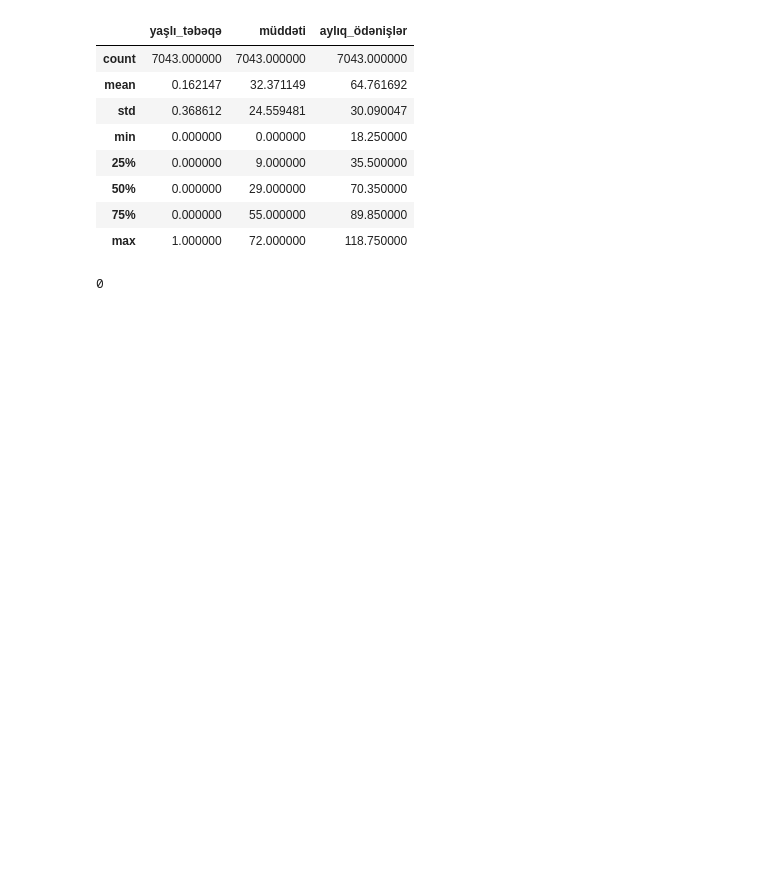
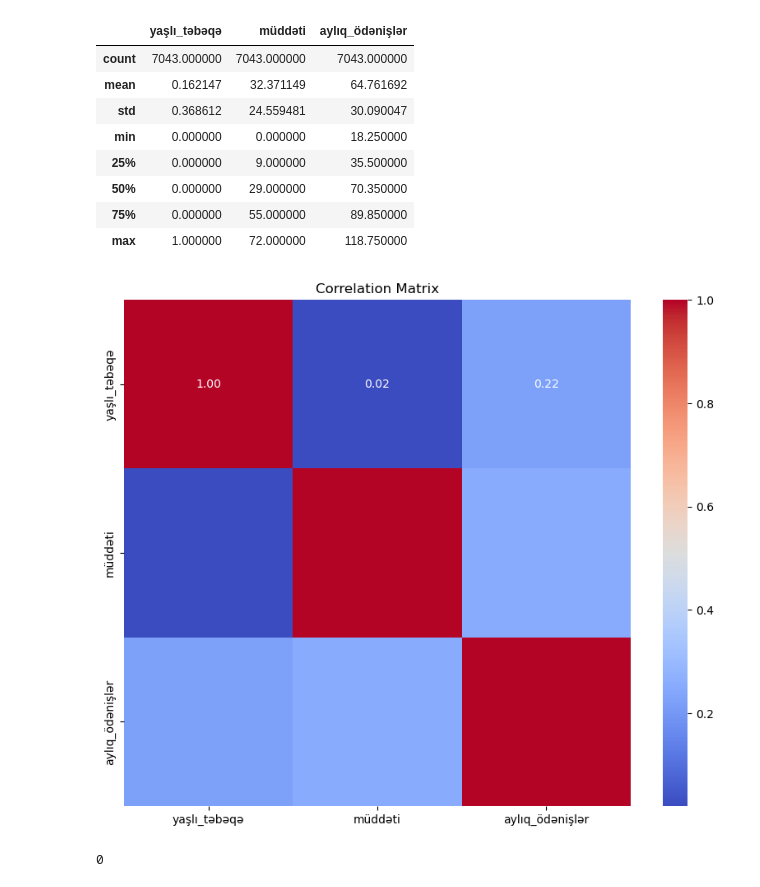
Before and after one commit to NijatMv/Dataset-Analysis, a Jupyter notebook: Churn-Dataset/CL.ipynb, the cells around one changed output. Drawn from its saved outputs; the diff is of its cells as text; code cells hidden in the pictures; blank space fills up the shorter version.

```diff
--- a/Churn-Dataset/CL.ipynb
+++ b/Churn-Dataset/CL.ipynb
@@ -48,6 +48,17 @@ df.describe()
 | 50% | 0.000000 | 29.000000 | 70.350000 |
 | 75% | 0.000000 | 55.000000 | 89.850000 |
 | max | 1.000000 | 72.000000 | 118.750000 |
+# %%
+# correlation matrix
+
+plt.figure(figsize=(10,8))
+sns.heatmap(df.corr(numeric_only=True).round(2), annot = True, fmt = ".2f", cmap = 'coolwarm', square = True, cbar = True)
+plt.title('Correlation Matrix')
+plt.show()
+
+#df.corr(numeric_only=True).round(2)
+# %% [output]
+[figure, added]
 # %%
 df.duplicated().sum()
 # %% [output]
```
Also changed, not shown: parts of 31 cells of this notebook.
